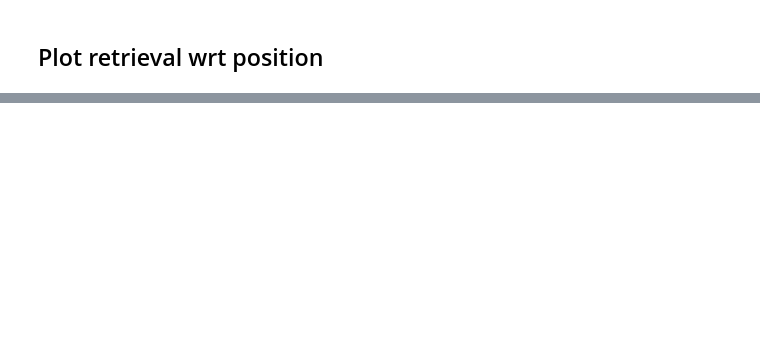
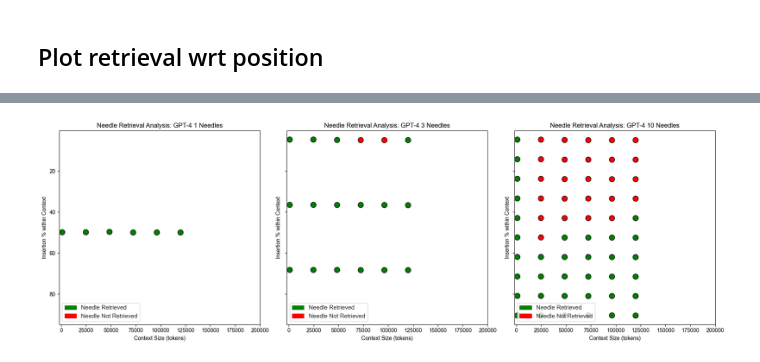
Before and after one commit to gkamradt/LLMTest_NeedleInAHaystack, a Jupyter notebook: viz/CreateVisFromLangSmithTesting.ipynb, the cells around one changed output, grey strips where cells are left out. Saved outputs shown, nothing was run; the diff lists cells and outputs as text; code cells hidden in the pictures; blank space fills up the shorter version.

```diff
--- a/viz/CreateVisFromLangSmithTesting.ipynb
+++ b/viz/CreateVisFromLangSmithTesting.ipynb
@@ -123,2 +255,7 @@ Simply load the above datasets as csv's for testing.
+# %%
+df_gpt4=pd.read_csv("multi-needle-datasets/gpt4_retrieval.csv")
+df_anthropic=pd.read_csv("multi-needle-datasets/anthropic_retrieval.csv")
+df_gpt4_needle_check=pd.read_csv("multi-needle-datasets/gpt4_retrieval_per_needle.csv")
+df_anthropic_needle_check=pd.read_csv("multi-needle-datasets/anthropic_retrieval_per_needle.csv")
 # %%
 import ast
@@ -312,0 +336,5 @@ plt_multi_needle_scatter(results_df_anthropic,"claude3")
+# %%
+# Get a single replicate to viz (1 out of 3)
+replicate = 1
+gpt4_replicate_1 = df_gpt4_needle_check.groupby(['context size', 'total_needles', 'insertion %']).nth(replicate).reset_index()
+anthropic_replicate_1 = df_anthropic_needle_check.groupby(['context size', 'total_needles', 'insertion %']).nth(replicate).reset_index()
@@ -312,0 +376,25 @@ plt_multi_needle_scatter(results_df_anthropic,"claude3")
+# %%
+# Create a 1x3 subplot structure
+fig, axes = plt.subplots(1, 3, figsize=(18, 6), sharey=True)
+
+# Loop through your needle counts and plot each on a subplot
+needles = [1, 3, 10]
+for i, n in enumerate(needles):
+
+    # Isolate data
+    d = gpt4_replicate_1[gpt4_replicate_1.total_needles == n]
+    # Visualization
+    context_sizes = list(reversed(d['context size'].unique()))
+    insertion_percents_1000 = d[d['context size'] == context_sizes[0]]['insertion %'].unique()
+    insertion_percents_next_context_increment = d[d['context size'] == context_sizes[1]]['insertion %'].unique()
+    mapping_dict = dict(zip(insertion_percents_1000, insertion_percents_next_context_increment))
+    rows_to_update = d['context size'] == context_sizes[0]
+    d.loc[rows_to_update, 'insertion %'] = d.loc[rows_to_update, 'insertion %'].map(mapping_dict)
+    # Plot
+    plt_simple_needle_scatter(d, f"GPT-4 {n} Needles", axes[i])
+
+plt.tight_layout()
+plt.savefig("combined_needle_retrieval_analysis_gpt4.png", dpi=300, bbox_inches='tight')
+plt.show()
+# %% [output]
+[figure, added]
```
Also changed, not shown: parts of 35 cells of this notebook, 7 other files.
